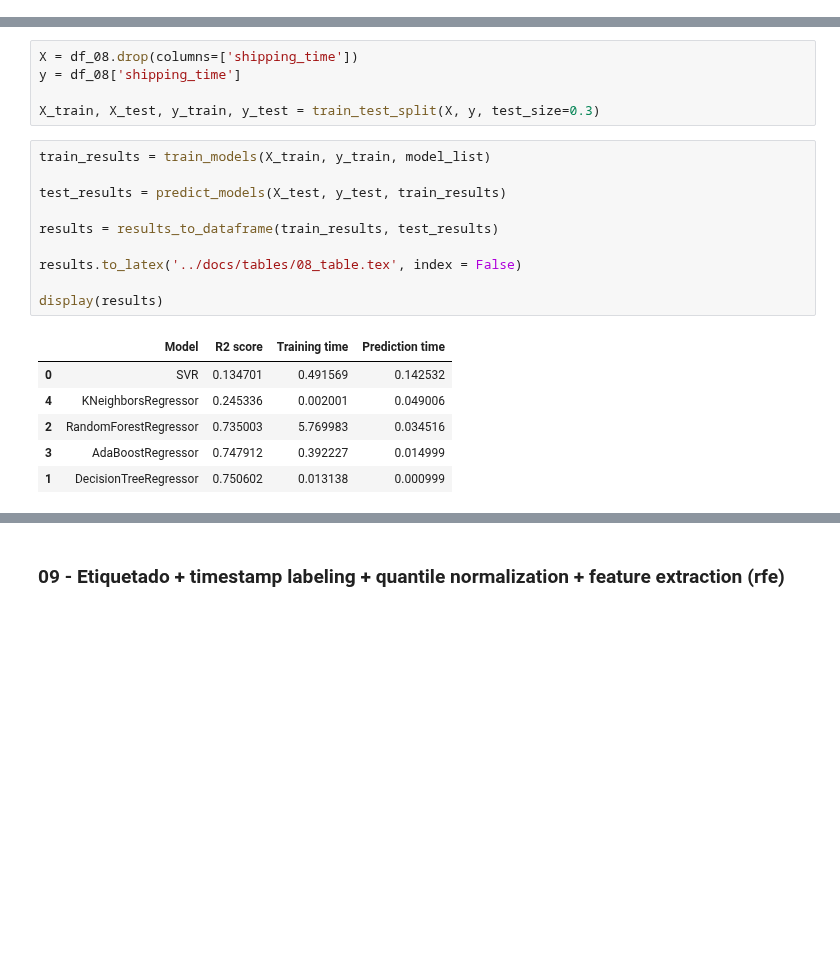
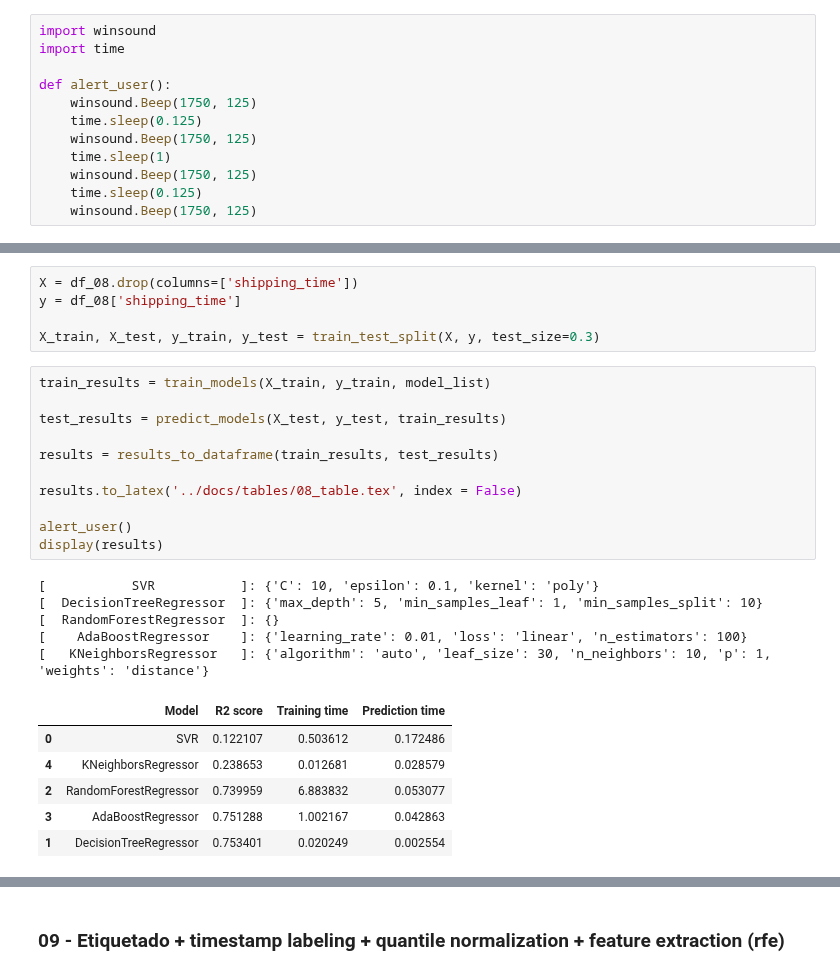
Before and after one commit to alu0101351773/TAAD_practicas, a Jupyter notebook: src/regression.ipynb, the cells around one changed output, grey strips where cells are left out. Cells and saved outputs as stored; diff of their text form; blank space fills up the shorter version.

```diff
--- a/src/regression.ipynb
+++ b/src/regression.ipynb
@@ -113,6 +113,18 @@ def plot_results(tested_model_dict, y_test, filename = None):
 
     if filename:
         fig.savefig(filename, format='eps', bbox_inches = 'tight', pad_inches=0.25)
+# %%
+import winsound
+import time
+
+def alert_user():
+    winsound.Beep(1750, 125)
+    time.sleep(0.125)
+    winsound.Beep(1750, 125)
+    time.sleep(1)
+    winsound.Beep(1750, 125)
+    time.sleep(0.125)
+    winsound.Beep(1750, 125)
 # %% [markdown]
 ## Lectura de ficheros
 # %%
@@ -738,19 +589,25 @@ X_train, X_test, y_train, y_test = train_test_split(X, y, test_size=0.3)
 # %%
 train_results = train_models(X_train, y_train, model_list)
 
 test_results = predict_models(X_test, y_test, train_results)
 
 results = results_to_dataframe(train_results, test_results)
 
 results.to_latex('../docs/tables/08_table.tex', index = False)
 
+alert_user()
 display(results)
 # %% [output]
+[           SVR           ]: {'C': 10, 'epsilon': 0.1, 'kernel': 'poly'}
+[  DecisionTreeRegressor  ]: {'max_depth': 5, 'min_samples_leaf': 1, 'min_samples_split': 10}
+[  RandomForestRegressor  ]: {}
+[    AdaBoostRegressor    ]: {'learning_rate': 0.01, 'loss': 'linear', 'n_estimators': 100}
+[   KNeighborsRegressor   ]: {'algorithm': 'auto', 'leaf_size': 30, 'n_neighbors': 10, 'p': 1, 'weights': 'distance'}
 |  | Model | R2 score | Training time | Prediction time |
-| 0 | SVR | 0.134701 | 0.491569 | 0.142532 |
-| 4 | KNeighborsRegressor | 0.245336 | 0.002001 | 0.049006 |
-| 2 | RandomForestRegressor | 0.735003 | 5.769983 | 0.034516 |
-| 3 | AdaBoostRegressor | 0.747912 | 0.392227 | 0.014999 |
-| 1 | DecisionTreeRegressor | 0.750602 | 0.013138 | 0.000999 |
+| 0 | SVR | 0.122107 | 0.503612 | 0.172486 |
+| 4 | KNeighborsRegressor | 0.238653 | 0.012681 | 0.028579 |
+| 2 | RandomForestRegressor | 0.739959 | 6.883832 | 0.053077 |
+| 3 | AdaBoostRegressor | 0.751288 | 1.002167 | 0.042863 |
+| 1 | DecisionTreeRegressor | 0.753401 | 0.020249 | 0.002554 |
 # %%
 plot_results(test_results, y_test, '../docs/08_graph.eps')
```
Also changed, not shown: parts of 30 cells of this notebook, 1 other file.
